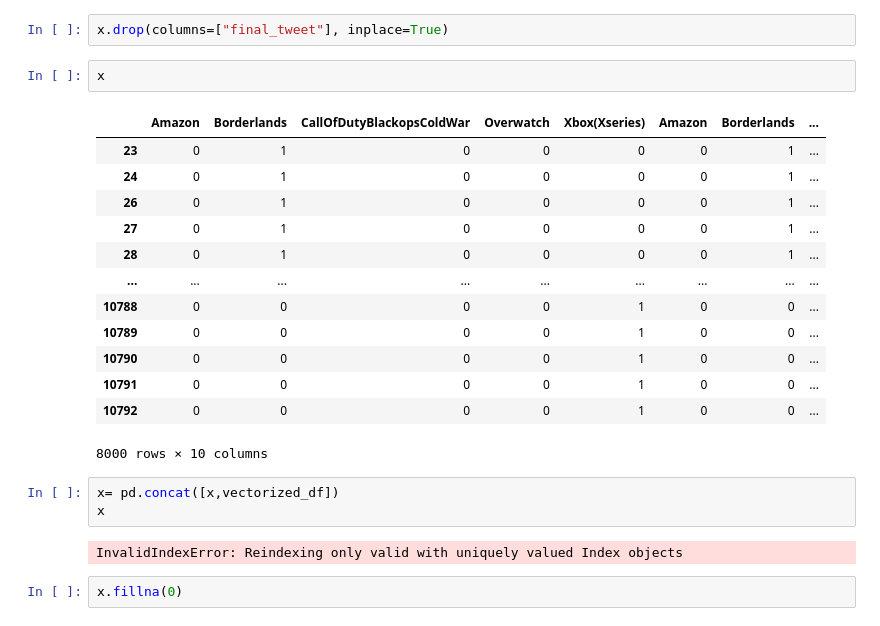
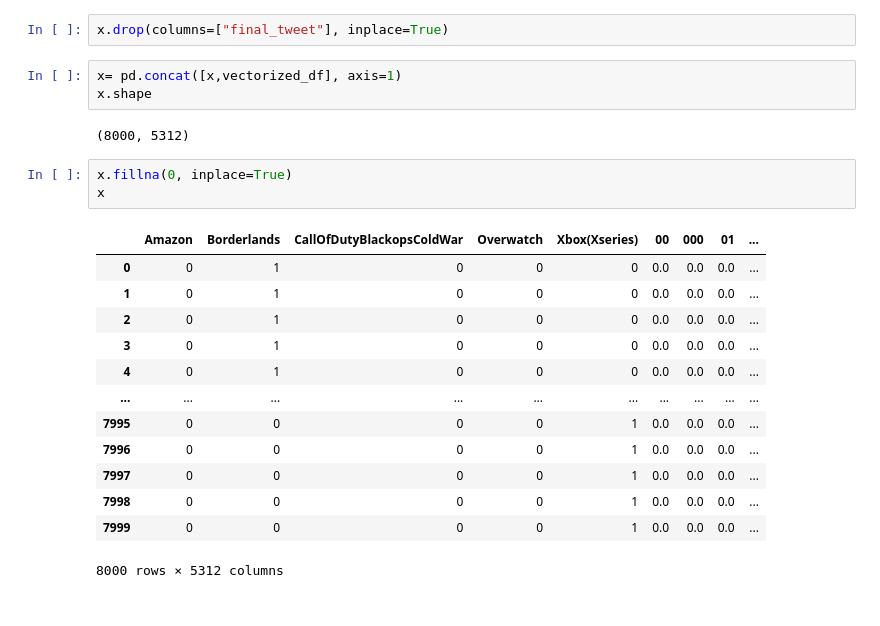
Before and after one commit to MicahNyakangoMosomi/Natural-Language-Processing, a Jupyter notebook: sentiment-analysis/sentiment-analysis.ipynb, the cells around one changed output. Saved outputs shown, nothing was run; the diff lists cells and outputs as text.

```diff
--- a/sentiment-analysis/sentiment-analysis.ipynb
+++ b/sentiment-analysis/sentiment-analysis.ipynb
@@ -253,26 +255,25 @@ vectorized_df
 8000 rows × 5307 columns
 # %%
 x.drop(columns=["final_tweet"], inplace=True)
-# %%
-x
-# %% [output]
-|  | Amazon | Borderlands | CallOfDutyBlackopsColdWar | Overwatch | Xbox(Xseries) | Amazon | Borderlands | ... |
-| 23 | 0 | 1 | 0 | 0 | 0 | 0 | 1 | ... |
-| 24 | 0 | 1 | 0 | 0 | 0 | 0 | 1 | ... |
-| 26 | 0 | 1 | 0 | 0 | 0 | 0 | 1 | ... |
-| 27 | 0 | 1 | 0 | 0 | 0 | 0 | 1 | ... |
-| 28 | 0 | 1 | 0 | 0 | 0 | 0 | 1 | ... |
-| ... | ... | ... | ... | ... | ... | ... | ... | ... |
-| 10788 | 0 | 0 | 0 | 0 | 1 | 0 | 0 | ... |
-| 10789 | 0 | 0 | 0 | 0 | 1 | 0 | 0 | ... |
-| 10790 | 0 | 0 | 0 | 0 | 1 | 0 | 0 | ... |
-| 10791 | 0 | 0 | 0 | 0 | 1 | 0 | 0 | ... |
-| 10792 | 0 | 0 | 0 | 0 | 1 | 0 | 0 | ... |
-8000 rows × 10 columns
 # %%
-x= pd.concat([x,vectorized_df])
-x
+x= pd.concat([x,vectorized_df], axis=1)
+x.shape
 # %% [output]
-InvalidIndexError: Reindexing only valid with uniquely valued Index objects
+(8000, 5312)
 # %%
-x.fillna(0)
+x.fillna(0, inplace=True)
+x
+# %% [output]
+|  | Amazon | Borderlands | CallOfDutyBlackopsColdWar | Overwatch | Xbox(Xseries) | 00 | 000 | 01 | ... |
+| 0 | 0 | 1 | 0 | 0 | 0 | 0.0 | 0.0 | 0.0 | ... |
+| 1 | 0 | 1 | 0 | 0 | 0 | 0.0 | 0.0 | 0.0 | ... |
+| 2 | 0 | 1 | 0 | 0 | 0 | 0.0 | 0.0 | 0.0 | ... |
+| 3 | 0 | 1 | 0 | 0 | 0 | 0.0 | 0.0 | 0.0 | ... |
+| 4 | 0 | 1 | 0 | 0 | 0 | 0.0 | 0.0 | 0.0 | ... |
+| ... | ... | ... | ... | ... | ... | ... | ... | ... | ... |
+| 7995 | 0 | 0 | 0 | 0 | 1 | 0.0 | 0.0 | 0.0 | ... |
+| 7996 | 0 | 0 | 0 | 0 | 1 | 0.0 | 0.0 | 0.0 | ... |
+| 7997 | 0 | 0 | 0 | 0 | 1 | 0.0 | 0.0 | 0.0 | ... |
+| 7998 | 0 | 0 | 0 | 0 | 1 | 0.0 | 0.0 | 0.0 | ... |
+| 7999 | 0 | 0 | 0 | 0 | 1 | 0.0 | 0.0 | 0.0 | ... |
+8000 rows × 5312 columns
```
Also changed, not shown: parts of 21 cells of this notebook, 4 other files.
